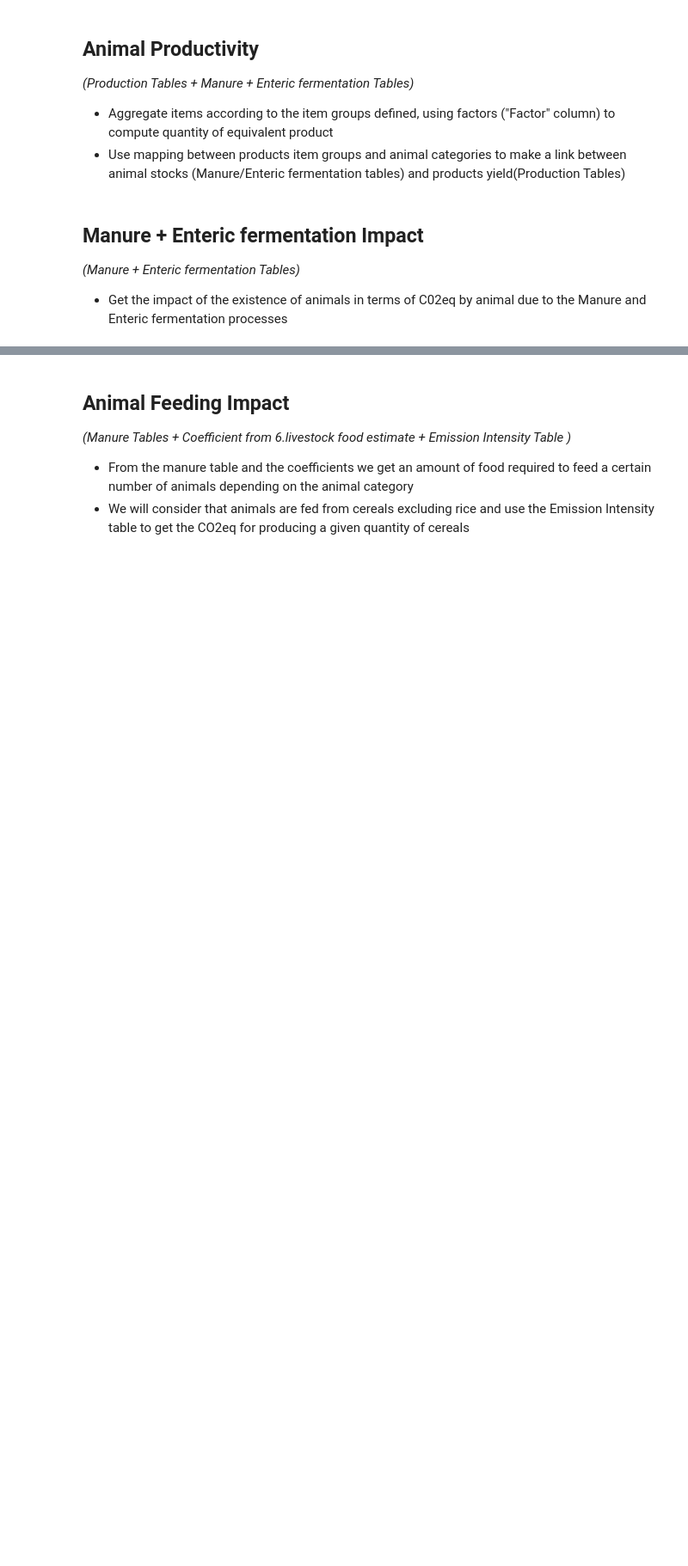
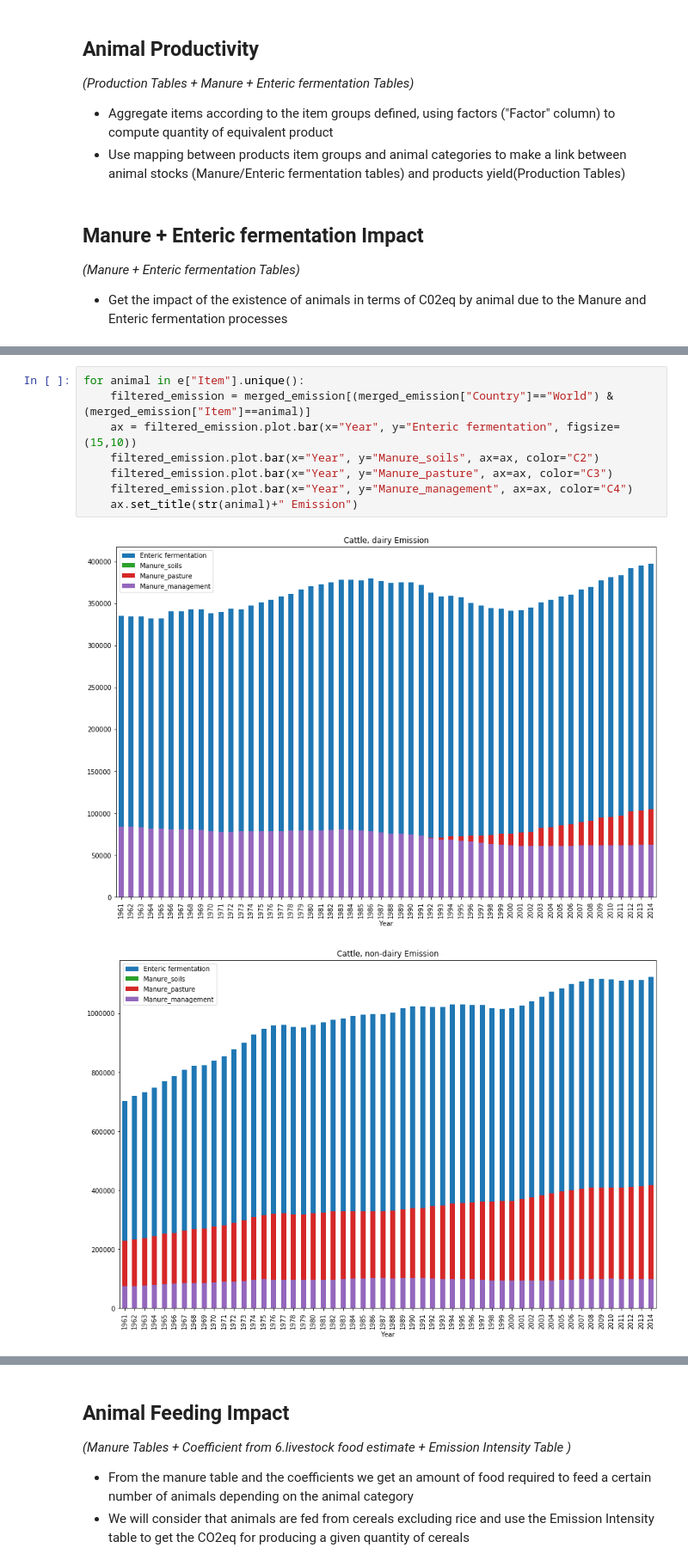
Before and after one commit to OthmanSefraoui/Data_story, a Jupyter notebook: milestone_2.ipynb, the cells around one changed output, grey strips where cells are left out. Shown at 86% size. Cells and saved outputs as stored; diff of their text form; blank space fills up the shorter version.

```diff
--- a/milestone_2.ipynb
+++ b/milestone_2.ipynb
@@ -1946,0 +1982,11 @@ $$
+# %%
+for animal in e["Item"].unique():
+    filtered_emission = merged_emission[(merged_emission["Country"]=="World") & (merged_emission["Item"]==animal)]
+    ax = filtered_emission.plot.bar(x="Year", y="Enteric fermentation", figsize=(15,10))
+    filtered_emission.plot.bar(x="Year", y="Manure_soils", ax=ax, color="C2")
+    filtered_emission.plot.bar(x="Year", y="Manure_pasture", ax=ax, color="C3")
+    filtered_emission.plot.bar(x="Year", y="Manure_management", ax=ax, color="C4")
+    ax.set_title(str(animal)+" Emission")
+# %% [output]
+[figure, added]
+[figure, added]
```
Also changed, not shown: parts of 18 cells of this notebook, 10 other files.
